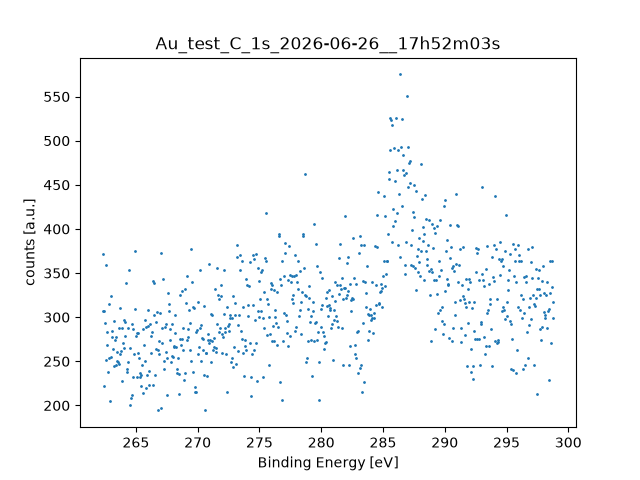
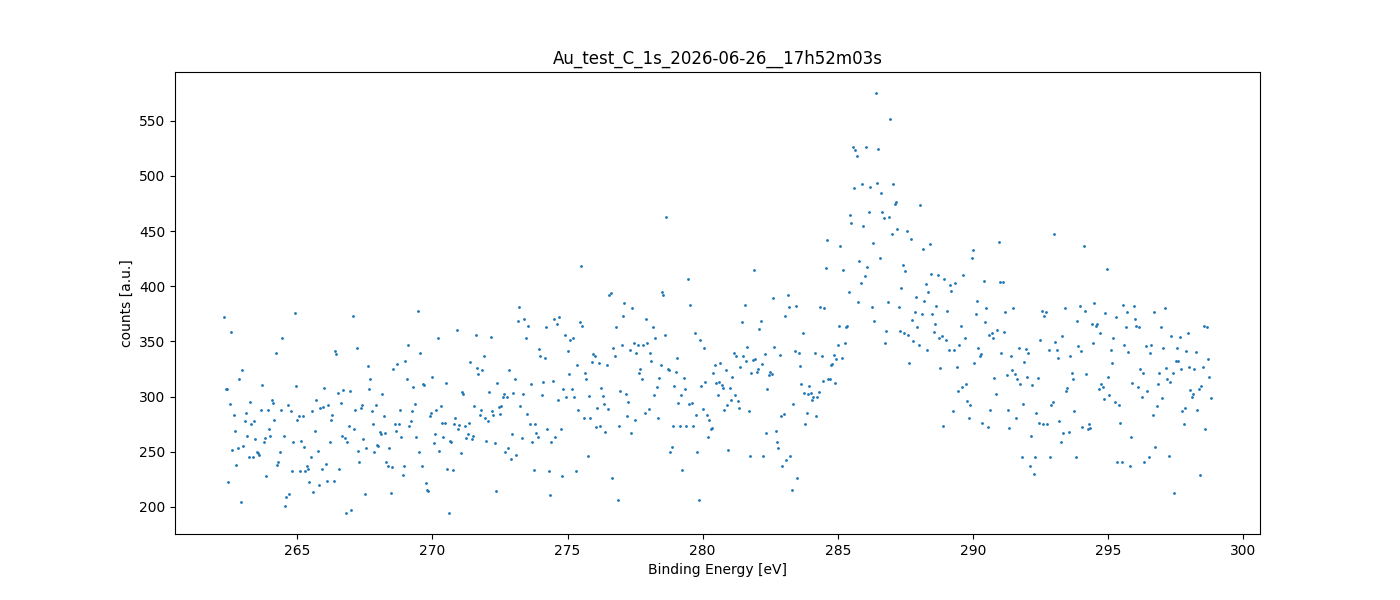
The notebook cell's code change between the first figure and the second:
--- before
+++ after
@@ -4,5 +4,5 @@
 for i in range(len(files)):
     s = spectra[i]
-    fig, ax = plt.subplots()
+    fig, ax = plt.subplots(figsize=(14,6))
     ax.scatter(s['BE_eV'], s['counts'], s=1)
     ax.set_xlabel('Binding Energy [eV]')

Commit: update